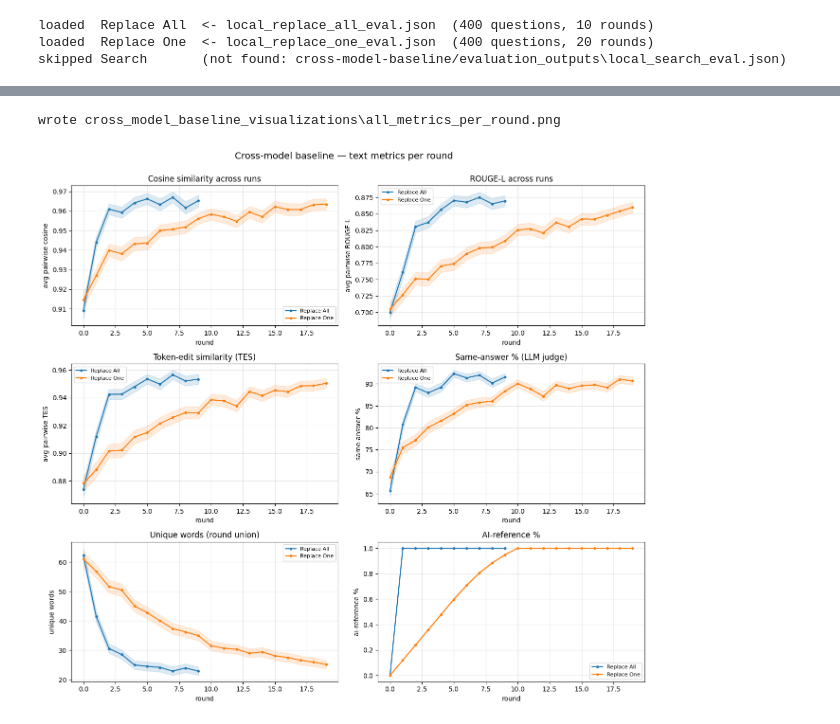
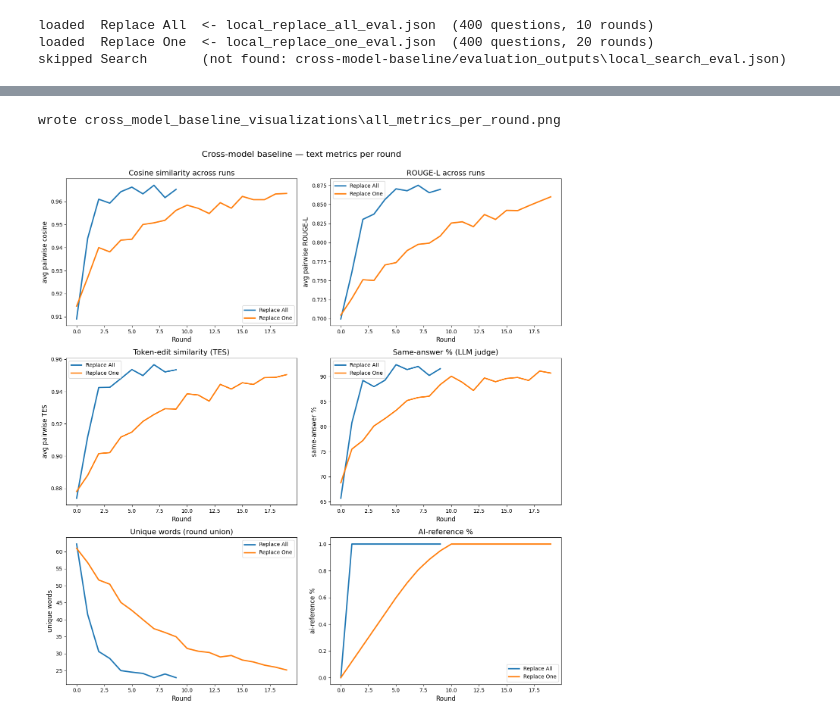
Before and after one commit to rag-collapse/RAG-Collapse, a Jupyter notebook: cross-model-baseline-visualization.ipynb, the cells around one changed output, grey strips where cells are left out. Saved outputs shown, nothing was run; the diff lists cells and outputs as text; code cells hidden in the pictures.

```diff
--- a/cross-model-baseline-visualization.ipynb
+++ b/cross-model-baseline-visualization.ipynb
@@ -85,25 +86,22 @@ METRICS = [
     ("ai_reference_percentage", "AI-reference %",                "ai-reference %"),
 ]
 # %%
-# ── One figure per metric (overlaid variants), saved to OUT_DIR ──
+# ── One figure per metric (overlaid variants), visualization.ipynb line style ──
 def plot_metric(key, title, ylabel, save=True):
-    fig, ax = plt.subplots(figsize=(8, 5))
+    fig, ax = plt.subplots(figsize=(10, 6))
     for label, exp in eval_data.items():
-        rounds, means, sems = per_round(exp, key)
+        rounds, means, _ = per_round(exp, key)
         if len(rounds) == 0:
             continue
-        c = COLORS.get(label)
-        ax.plot(rounds, means, marker="o", ms=3, lw=1.8, color=c, label=label)
-        ax.fill_between(rounds, means - sems, means + sems, color=c, alpha=0.15)
-    ax.set_xlabel("round")
-    ax.set_ylabel(ylabel)
-    ax.set_title(f"Cross-model baseline — {title}")
-    ax.grid(True, alpha=0.3)
+        ax.plot(rounds, means, linewidth=2.5, color=COLORS.get(label), label=label)
+    ax.set_xlabel("Round", fontsize=12)
+    ax.set_ylabel(ylabel, fontsize=12)
+    ax.set_title(title, fontsize=14)
     ax.legend()
-    fig.tight_layout()
+    plt.tight_layout()
     if save:
         out = os.path.join(OUT_DIR, f"{key}_per_round.png")
-        fig.savefig(out, dpi=150, bbox_inches="tight")
+        plt.savefig(out, dpi=150, bbox_inches="tight")
         print("wrote", out)
     plt.show()
 
@@ -126,33 +124,30 @@ wrote cross_model_baseline_visualizations\ai_reference_percentage_per_round.png
 # %%
-# ── Combined grid (all metrics in one figure) ──
+# ── Combined grid (all metrics in one figure), plain lines ──
 ncol = 2
 nrow = (len(METRICS) + ncol - 1) // ncol
-fig, axes = plt.subplots(nrow, ncol, figsize=(13, 4 * nrow))
+fig, axes = plt.subplots(nrow, ncol, figsize=(14, 5 * nrow))
 axes = np.array(axes).reshape(-1)
 
 for ax, (key, title, ylabel) in zip(axes, METRICS):
     for label, exp in eval_data.items():
-        rounds, means, sems = per_round(exp, key)
+        rounds, means, _ = per_round(exp, key)
         if len(rounds) == 0:
             continue
-        c = COLORS.get(label)
-        ax.plot(rounds, means, marker="o", ms=3, lw=1.6, color=c, label=label)
-        ax.fill_between(rounds, means - sems, means + sems, color=c, alpha=0.15)
-    ax.set_title(title)
-    ax.set_xlabel("round")
-    ax.set_ylabel(ylabel)
-    ax.grid(True, alpha=0.3)
-    ax.legend(fontsize=8)
+        ax.plot(rounds, means, linewidth=2.5, color=COLORS.get(label), label=label)
+    ax.set_title(title, fontsize=14)
+    ax.set_xlabel("Round", fontsize=12)
+    ax.set_ylabel(ylabel, fontsize=12)
+    ax.legend()
 
 for ax in axes[len(METRICS):]:
     ax.set_visible(False)
 
-fig.suptitle("Cross-model baseline — text metrics per round", fontsize=14)
+fig.suptitle("Cross-model baseline — text metrics per round", fontsize=16)
 fig.tight_layout(rect=[0, 0, 1, 0.98])
 out = os.path.join(OUT_DIR, "all_metrics_per_round.png")
 fig.savefig(out, dpi=150, bbox_inches="tight")
 print("wrote", out)
 plt.show()
 # %% [output]
 wrote cross_model_baseline_visualizations\all_metrics_per_round.png
-[figure, old version]
+[figure, new version]
```
Also changed, not shown: parts of 2 cells of this notebook, 8 other files.
